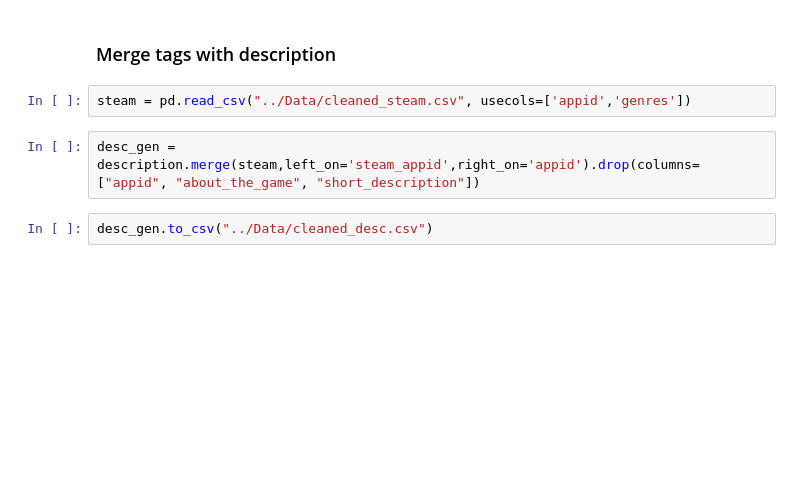
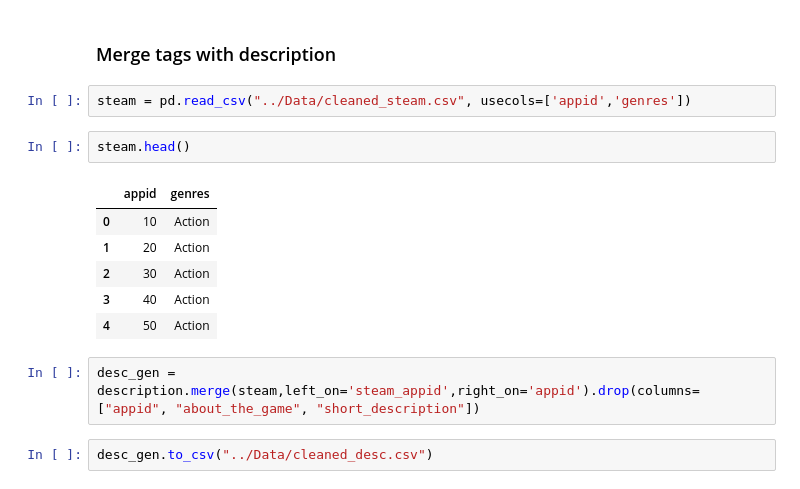
Before and after one commit to elafsalem/Game_Recommnedation_system, a Jupyter notebook: Code/preprocessing_topic_modeling.ipynb, the cells around one changed output. Drawn from its saved outputs; the diff is of its cells as text; blank space fills up the shorter version.

```diff
--- a/Code/topic modeling.ipynb
+++ b/Code/preprocessing_topic_modeling.ipynb
@@ -243,6 +245,15 @@ data.to_csv("../Data/cleaned_steam.csv")
 ### Merge tags with description
 # %%
 steam = pd.read_csv("../Data/cleaned_steam.csv", usecols=['appid','genres'])
+# %%
+steam.head()
+# %% [output]
+|  | appid | genres |
+| 0 | 10 | Action |
+| 1 | 20 | Action |
+| 2 | 30 | Action |
+| 3 | 40 | Action |
+| 4 | 50 | Action |
 # %%
 desc_gen = description.merge(steam,left_on='steam_appid',right_on='appid').drop(columns=["appid", "about_the_game", "short_description"])
 # %%
```
Also changed, not shown: parts of 11 cells of this notebook, 3 other files.
